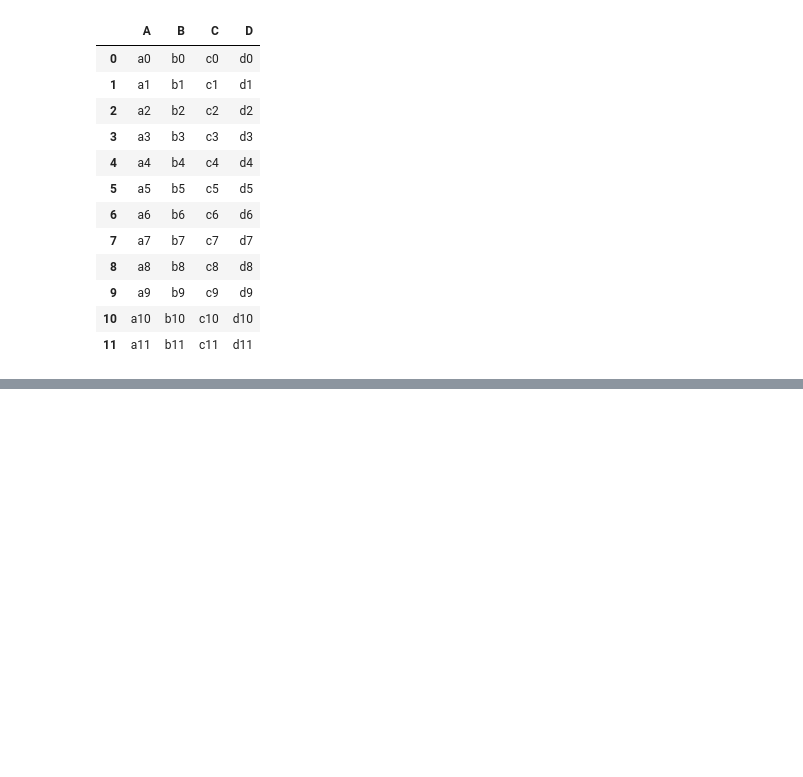
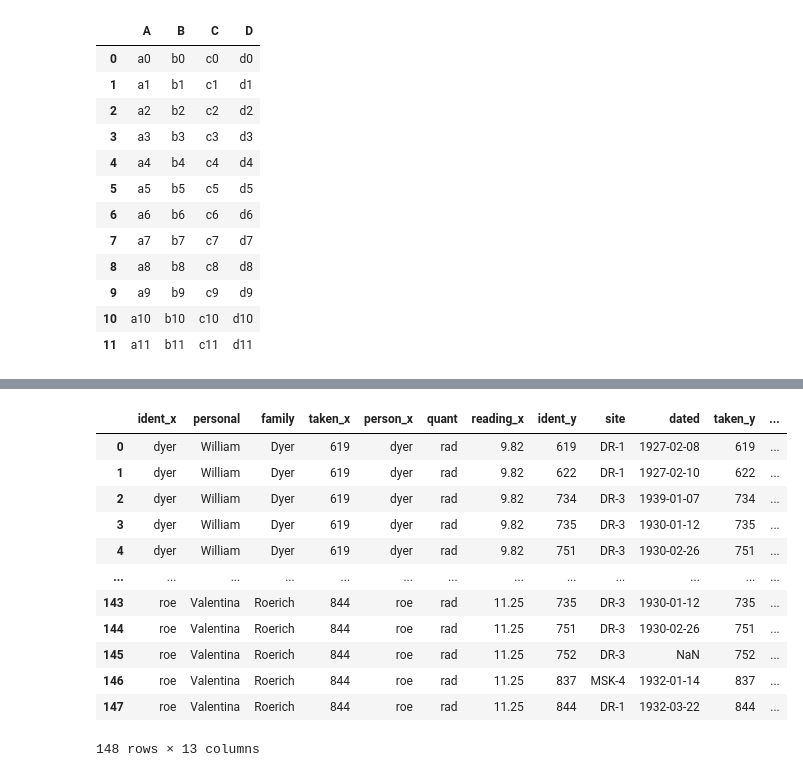
Before and after one commit to devereaweaver/Pandas, a Jupyter notebook: data_processing/data_assembly/data_assembly.ipynb, the cells around one changed output, grey strips where cells are left out. Drawn from its saved outputs; the diff is of its cells as text; code cells hidden in the pictures; blank space fills up the shorter version.

```diff
--- a/data_processing/data_assembly/data_assembly.ipynb
+++ b/data_processing/data_assembly/data_assembly.ipynb
@@ -149,0 +366,7 @@ TODO: Complete this later.
+# %%
+
+# import some data for use to merge
+person = pd.read_csv("./survey_person.csv")
+site = pd.read_csv("./survey_site.csv")
+survey = pd.read_csv("./survey_survey.csv")
+visited = pd.read_csv("./survey_visited.csv")
@@ -149,0 +517,9 @@ TODO: Complete this later.
+# %%
+# merge person and survey on 'ident' and 'person'
+person_survey = person.merge(
+    survey,
+    left_on='ident',
+    right_on='person'
+)
+
+person_survey
@@ -149,0 +544,9 @@ TODO: Complete this later.
+# %%
+# join visited and survey
+visited_survey = visited.merge(
+    survey,
+    left_on='ident',
+    right_on='taken'
+)
+
+visited_survey
@@ -149,0 +571,23 @@ TODO: Complete this later.
+# %%
+# merge the two
+ps_vs = person_survey.merge(
+    visited_survey,
+    left_on=["quant"],
+    right_on=['quant']
+)
+
+ps_vs
+# %% [output]
+|  | ident_x | personal | family | taken_x | person_x | quant | reading_x | ident_y | site | dated | taken_y | ... |
+| 0 | dyer | William | Dyer | 619 | dyer | rad | 9.82 | 619 | DR-1 | 1927-02-08 | 619 | ... |
+| 1 | dyer | William | Dyer | 619 | dyer | rad | 9.82 | 622 | DR-1 | 1927-02-10 | 622 | ... |
+| 2 | dyer | William | Dyer | 619 | dyer | rad | 9.82 | 734 | DR-3 | 1939-01-07 | 734 | ... |
+| 3 | dyer | William | Dyer | 619 | dyer | rad | 9.82 | 735 | DR-3 | 1930-01-12 | 735 | ... |
+| 4 | dyer | William | Dyer | 619 | dyer | rad | 9.82 | 751 | DR-3 | 1930-02-26 | 751 | ... |
+| ... | ... | ... | ... | ... | ... | ... | ... | ... | ... | ... | ... | ... |
+| 143 | roe | Valentina | Roerich | 844 | roe | rad | 11.25 | 735 | DR-3 | 1930-01-12 | 735 | ... |
+| 144 | roe | Valentina | Roerich | 844 | roe | rad | 11.25 | 751 | DR-3 | 1930-02-26 | 751 | ... |
+| 145 | roe | Valentina | Roerich | 844 | roe | rad | 11.25 | 752 | DR-3 | NaN | 752 | ... |
+| 146 | roe | Valentina | Roerich | 844 | roe | rad | 11.25 | 837 | MSK-4 | 1932-01-14 | 837 | ... |
+| 147 | roe | Valentina | Roerich | 844 | roe | rad | 11.25 | 844 | DR-1 | 1932-03-22 | 844 | ... |
+148 rows × 13 columns
```
Also changed, not shown: parts of 50 cells of this notebook, 6 other files.
